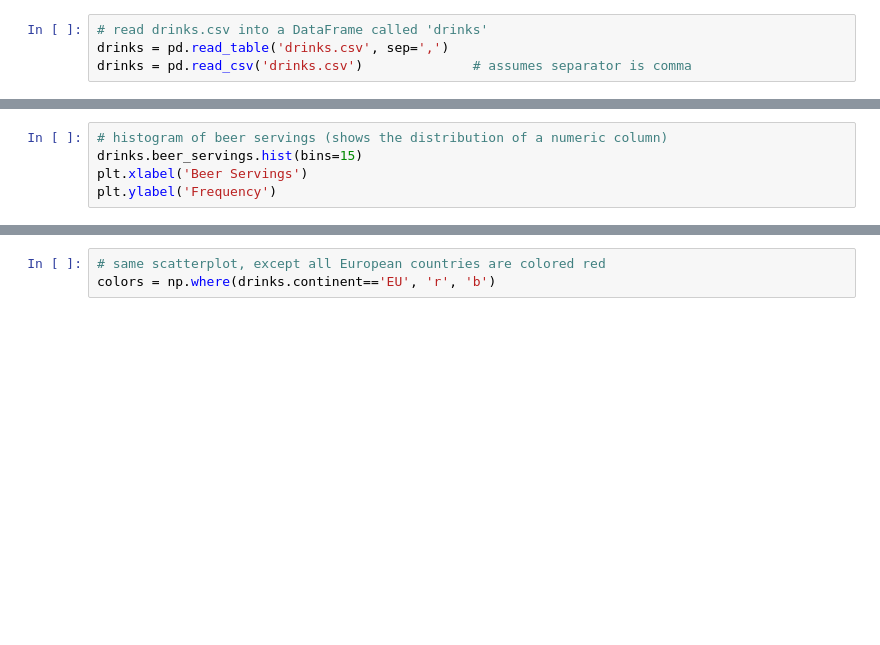
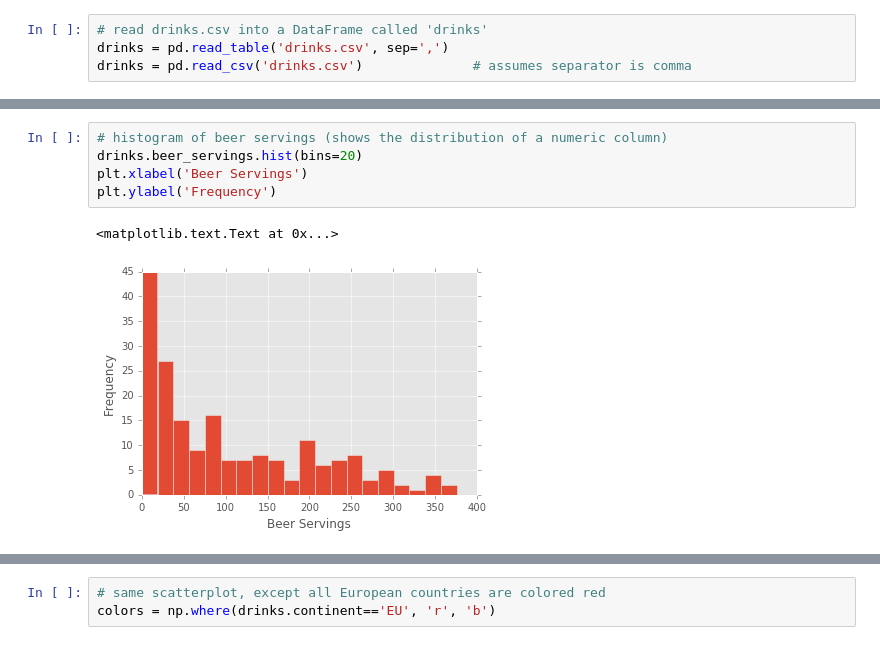
Before and after one commit to ihansel/SYD_DAT_4, a Jupyter notebook: labs/Week 2/Lab 2 - Data Visualisation.ipynb, the cells around one changed output, grey strips where cells are left out. Saved outputs shown, nothing was run; the diff lists cells and outputs as text; blank space fills up the shorter version.

```diff
--- a/labs/Week 2/Lab 2 - Data Visualisation.ipynb
+++ b/labs/Week 2/Lab 2 - Data Visualisation.ipynb
@@ -32,8 +41,11 @@ plt.ylabel('Average Number of Beer Servings Per Year')
 # %%
 # histogram of beer servings (shows the distribution of a numeric column)
-drinks.beer_servings.hist(bins=15)
+drinks.beer_servings.hist(bins=20)
 plt.xlabel('Beer Servings')
 plt.ylabel('Frequency')
+# %% [output]
+<matplotlib.text.Text at 0x...>
+[figure, added]
 # %%
 # density plot of beer servings (smooth version of a histogram)
 drinks.beer_servings.plot(kind='density', xlim=(0,500))
```
Also changed, not shown: parts of 15 cells of this notebook, 1 other file.
